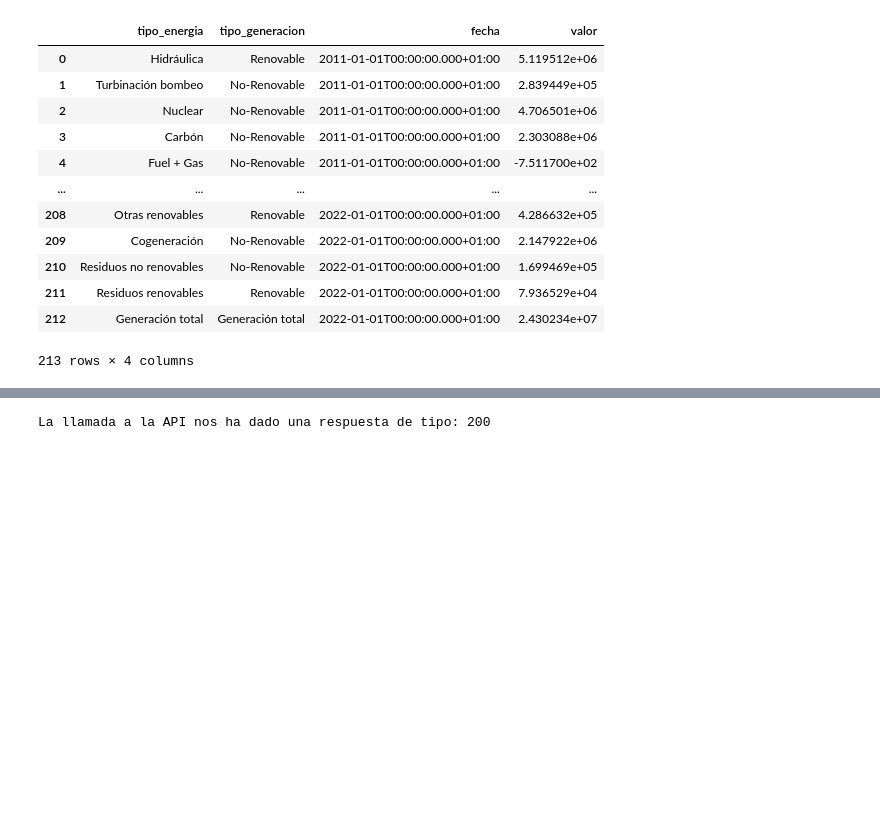
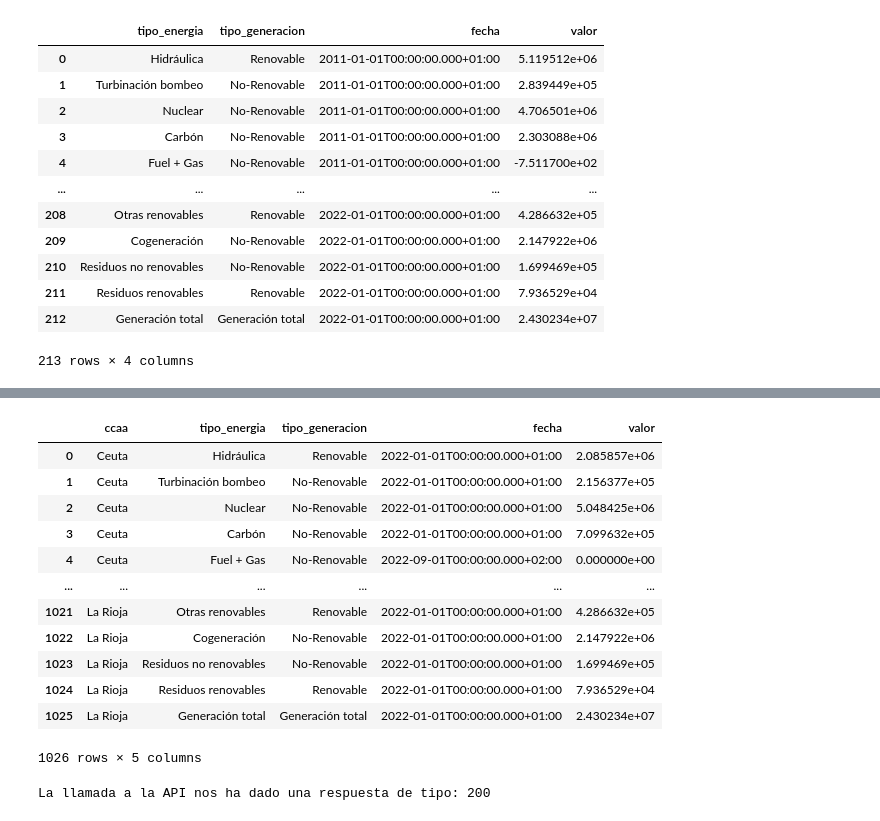
Before and after one commit to raquelmartinrodriguez/promoG-modulo2-sprint1-pairprogramming-Maria_Crespo_Raquel_Martin, a Jupyter notebook: N2_API.ipynb, the cells around one changed output, grey strips where cells are left out. Saved outputs shown, nothing was run; the diff lists cells and outputs as text; code cells hidden in the pictures; blank space fills up the shorter version.

```diff
--- a/N2_API.ipynb
+++ b/N2_API.ipynb
@@ -266,3 +268,25 @@ cod_comunidades = {'Ceuta': 8744,
                     'Canarias': 8742,
                     'Región de Murcia': 21,
                     'La Rioja': 20}
+# %%
+energia_ccaa={'ccaa':[], "tipo_energia":[],"tipo_generacion":[],"fecha": [], "valor":[]}
+
+for k,v in cod_comunidades.items():
+    for anyo in range(2020,2023):
+        url_ccaa = f'https://apidatos.ree.es/es/datos/generacion/estructura-generacion?start_date={anyo}-01-01T00:00&end_date={anyo}-12-31T23:59&time_trunc=month&&geo_limit=ccaa&geo_ids={v}'
+        print(url_ccaa)
+
+        energia = requests.get(url)
+
+        energia_json = energia.json()
+
+        for info in energia_json['included']:
+            tipo_energia = info["type"]
+            tipo_generacion = info['attributes']['type']
+            fecha = info['attributes']['values'][0]['datetime']
+            valor = info['attributes']['values'][0]['value']
+            energia_ccaa["tipo_energia"].append(tipo_energia)
+            energia_ccaa["tipo_generacion"].append(tipo_generacion)
+            energia_ccaa['fecha'].append(fecha)
+            energia_ccaa['valor'].append(valor)
+            energia_ccaa['ccaa'].append(k)
@@ -269 +311,17 @@ cod_comunidades = {'Ceuta': 8744,
+# %%
+pd.DataFrame(energia_ccaa)
+# %% [output]
+|  | ccaa | tipo_energia | tipo_generacion | fecha | valor |
+| 0 | Ceuta | Hidráulica | Renovable | 2022-01-01T00:00:00.000+01:00 | 2.085857e+06 |
+| 1 | Ceuta | Turbinación bombeo | No-Renovable | 2022-01-01T00:00:00.000+01:00 | 2.156377e+05 |
+| 2 | Ceuta | Nuclear | No-Renovable | 2022-01-01T00:00:00.000+01:00 | 5.048425e+06 |
+| 3 | Ceuta | Carbón | No-Renovable | 2022-01-01T00:00:00.000+01:00 | 7.099632e+05 |
+| 4 | Ceuta | Fuel + Gas | No-Renovable | 2022-09-01T00:00:00.000+02:00 | 0.000000e+00 |
+| ... | ... | ... | ... | ... | ... |
+| 1021 | La Rioja | Otras renovables | Renovable | 2022-01-01T00:00:00.000+01:00 | 4.286632e+05 |
+| 1022 | La Rioja | Cogeneración | No-Renovable | 2022-01-01T00:00:00.000+01:00 | 2.147922e+06 |
+| 1023 | La Rioja | Residuos no renovables | No-Renovable | 2022-01-01T00:00:00.000+01:00 | 1.699469e+05 |
+| 1024 | La Rioja | Residuos renovables | Renovable | 2022-01-01T00:00:00.000+01:00 | 7.936529e+04 |
+| 1025 | La Rioja | Generación total | Generación total | 2022-01-01T00:00:00.000+01:00 | 2.430234e+07 |
+1026 rows × 5 columns
 # %%
```
Also changed, not shown: parts of 5 cells of this notebook, 6 other files.
